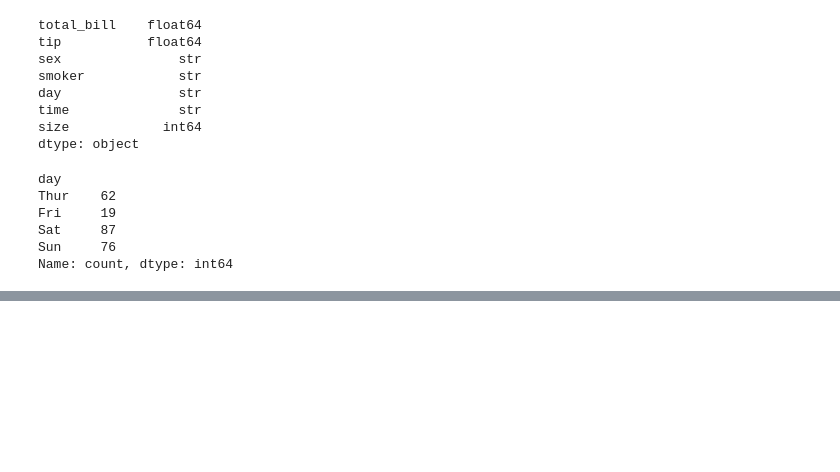
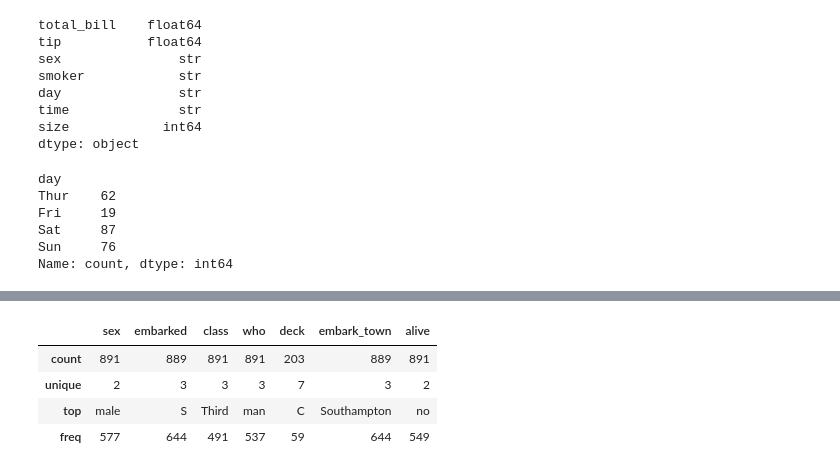
Before and after one commit to ChaeYeongJi/18_r, a Jupyter notebook: 01.ipynb, the cells around one changed output, grey strips where cells are left out. Saved outputs shown, nothing was run; the diff lists cells and outputs as text; code cells hidden in the pictures; blank space fills up the shorter version.

```diff
--- a/01.ipynb
+++ b/01.ipynb
@@ -100,0 +170,8 @@ Name: count, dtype: int64
+# %%
+titanic.describe(include='str')
+# %% [output]
+|  | sex | embarked | class | who | deck | embark_town | alive |
+| count | 891 | 889 | 891 | 891 | 203 | 889 | 891 |
+| unique | 2 | 3 | 3 | 3 | 7 | 3 | 2 |
+| top | male | S | Third | man | C | Southampton | no |
+| freq | 577 | 644 | 491 | 537 | 59 | 644 | 549 |
```
Also changed, not shown: parts of 7 cells of this notebook.
